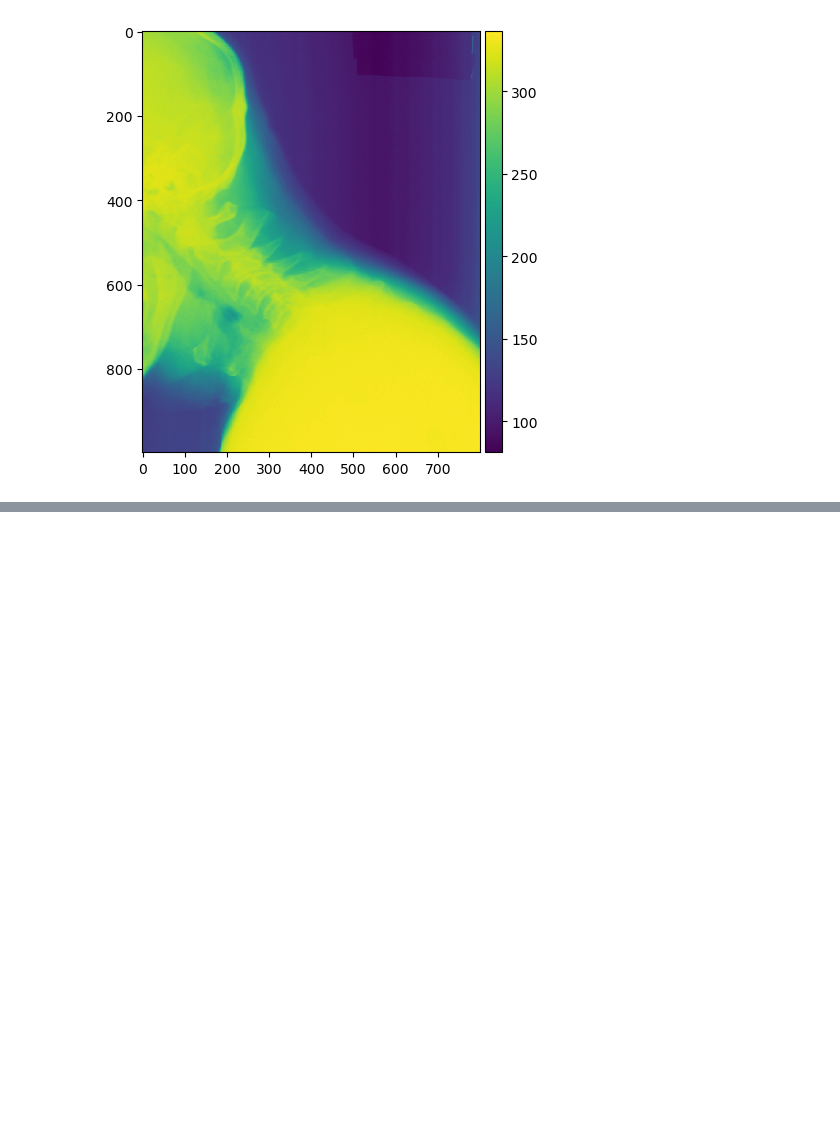
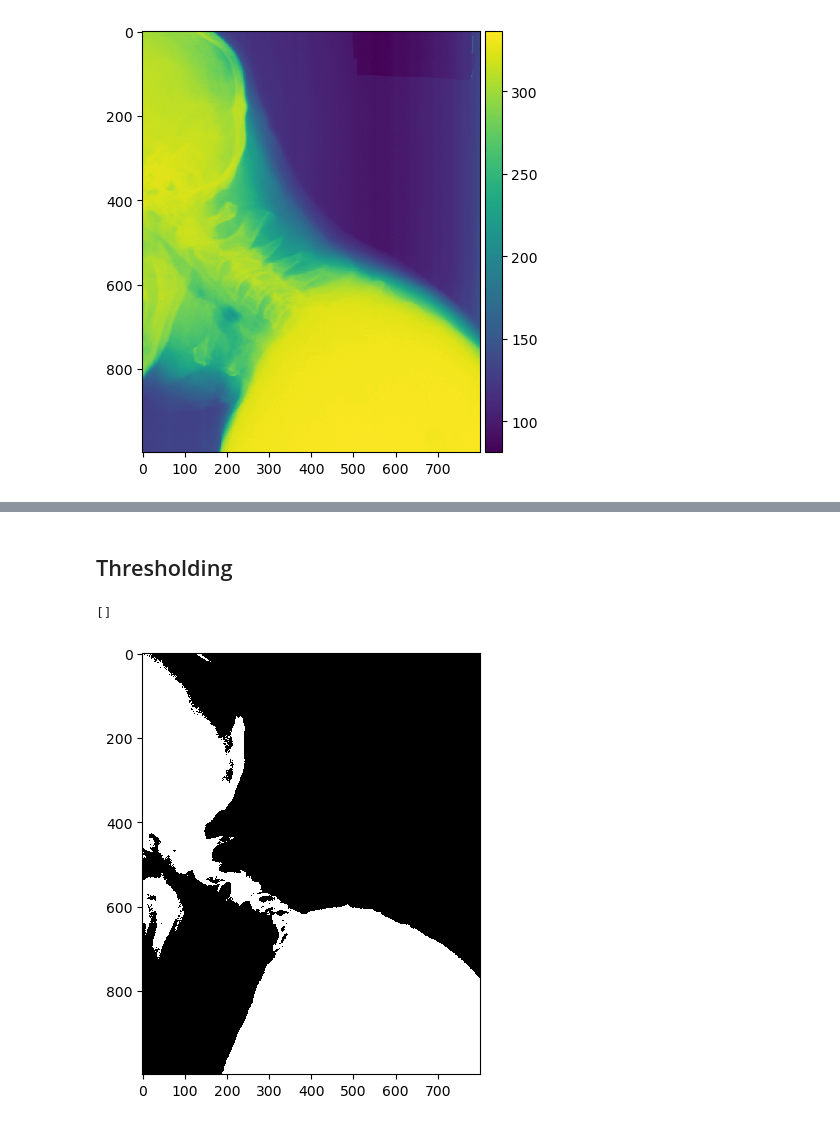
Before and after one commit to MonkeScripts/02502-Image-Analysis, a Jupyter notebook: week3/ex3.ipynb, the cells around one changed output, grey strips where cells are left out. Drawn from its saved outputs; the diff is of its cells as text; code cells hidden in the pictures; blank space fills up the shorter version.

```diff
--- a/week3/ex3.ipynb
+++ b/week3/ex3.ipynb
@@ -78,0 +103,22 @@ plt.plot()
+# %% [markdown]
+## Thresholding
+# %%
+def threshold_image(img: np.array, thresh: float):
+    """
+    Obtains a threshold image
+
+    Args:
+        img (np.array): input image
+        threshold (float): gamma coefficient
+
+    Return:
+        threshold_img (np.array): newly mapped image
+    """
+    return img > thresh
+# %%
+threshold_img = threshold_image(vertebra_img, 210)
+io.imshow(threshold_img)
+plt.plot()
+# %% [output]
+[]
+[figure, added]
```
Also changed, not shown: parts of 16 cells of this notebook, 3 other files.
